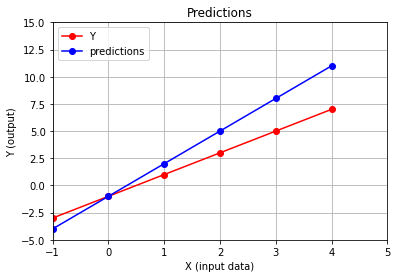
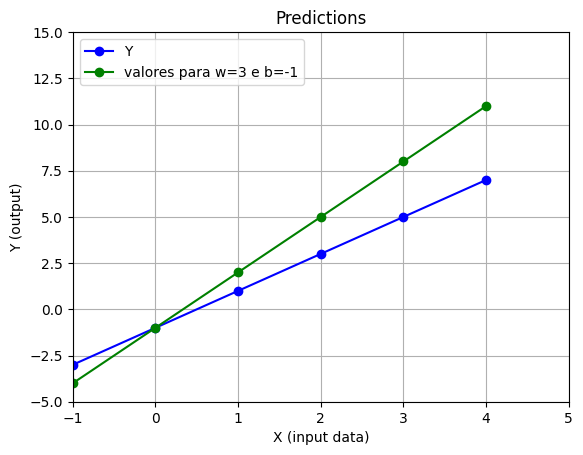
Code edit (unified diff) that turned the first committed figure into the second:
--- before
+++ after
@@ -1,8 +1,8 @@
-plt.plot(X, Y, color='red', marker='o', label='Y')
-plt.plot(X, Y_hat, color='blue', marker='o', label='predictions')
-plt.axis([-1,5,-5,15])
-plt.title('Predictions')
-plt.xlabel('X (input data)')
-plt.ylabel('Y (output)')
-plt.legend(loc='upper left')
-plt.grid()
+grafico.plot(X, Y, color='blue', marker='o', label='Y')
+grafico.plot(X, Y_hat, color='green', marker='o', label=f"valores para w={w} e b={b}")
+grafico.axis([-1,5,-5,15])
+grafico.title('Predictions')
+grafico.xlabel('X (input data)')
+grafico.ylabel('Y (output)')
+grafico.legend(loc='upper left')
+grafico.grid()

Commit: Criado usando o Colab